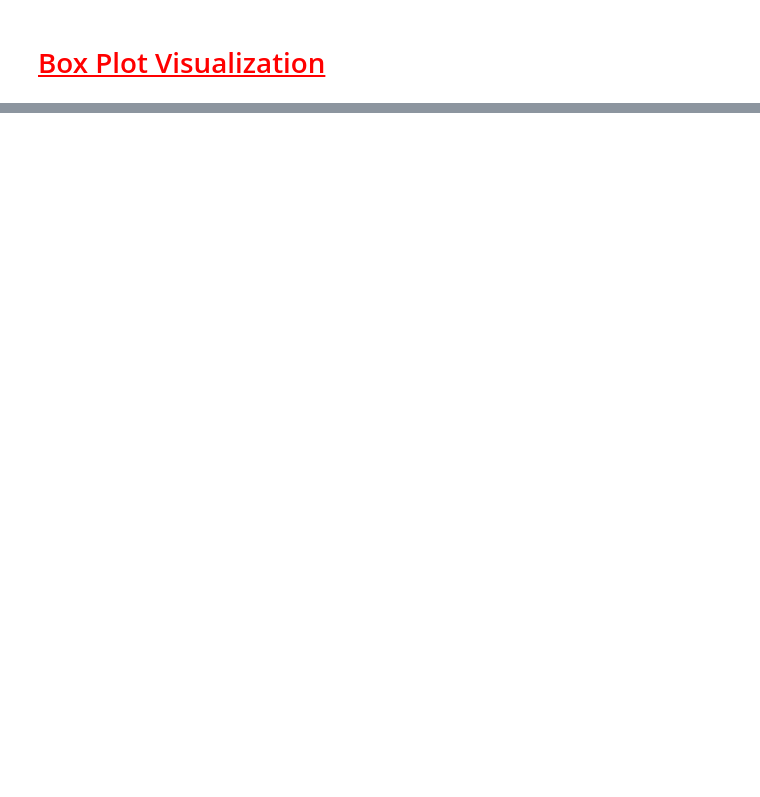
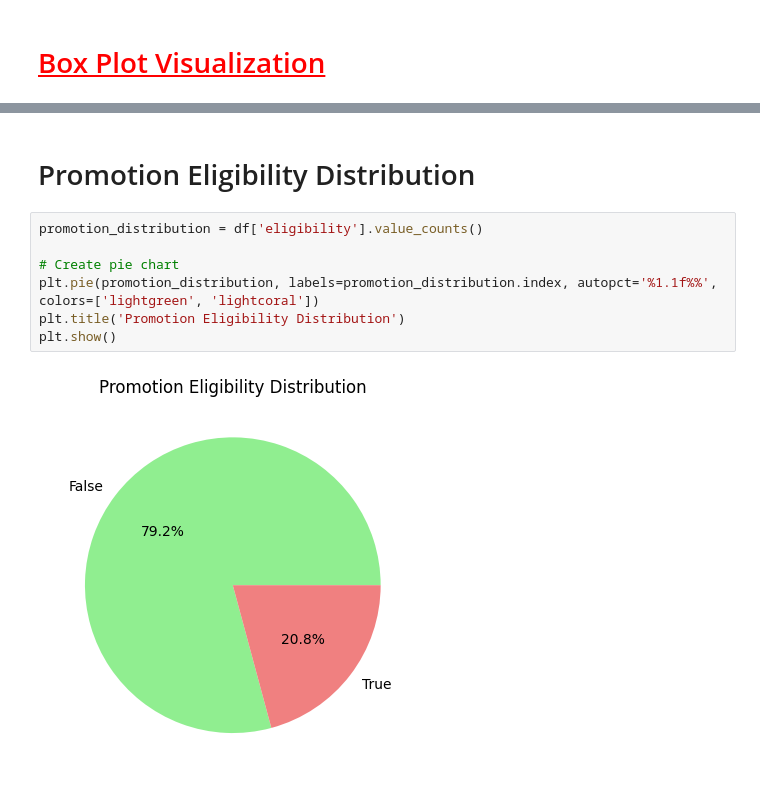
Before and after one commit to TouseefDataScientist/Artificialintelligence, a Jupyter notebook: Assignment_Employee.ipynb, the cells around one changed output, grey strips where cells are left out. Cells and saved outputs as stored; diff of their text form; blank space fills up the shorter version.

```diff
--- a/Assignment_Employee.ipynb
+++ b/Assignment_Employee.ipynb
@@ -357,0 +423,11 @@ ValueError: num must be an integer with 1 <= num <= 4, not 5
+# %% [markdown]
+# Promotion Eligibility Distribution
+# %%
+promotion_distribution = df['eligibility'].value_counts()
+
+# Create pie chart
+plt.pie(promotion_distribution, labels=promotion_distribution.index, autopct='%1.1f%%', colors=['lightgreen', 'lightcoral'])
+plt.title('Promotion Eligibility Distribution')
+plt.show()
+# %% [output]
+[figure, added]
```
Also changed, not shown: parts of 27 cells of this notebook.
